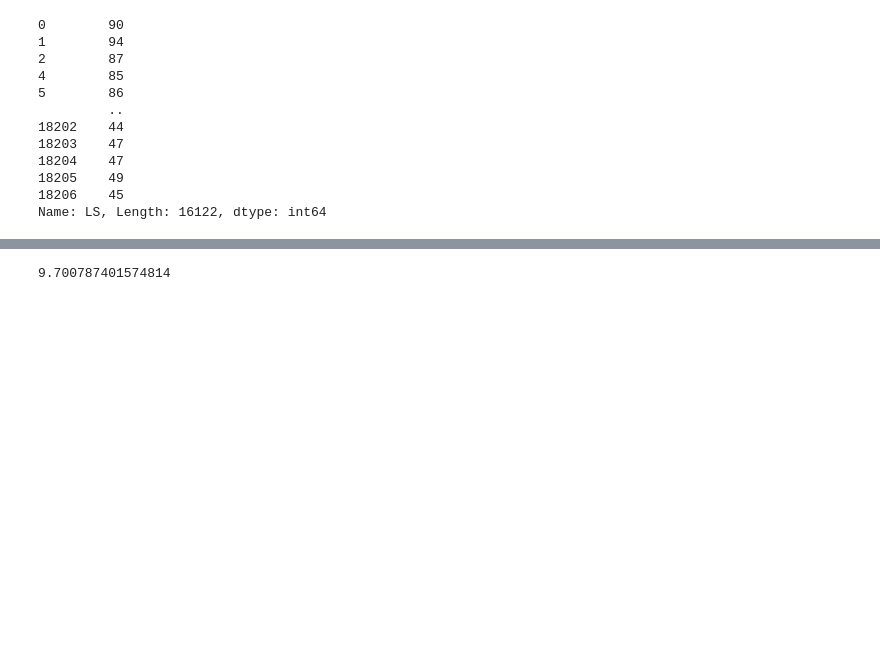
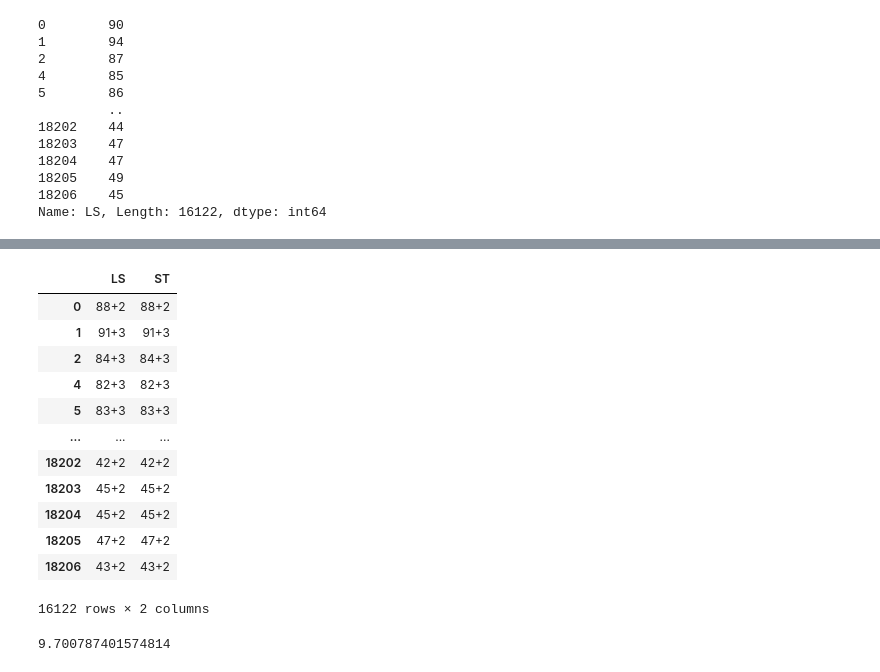
Before and after one commit to Nikitaion/TensorFlowLearning, a Jupyter notebook: 11_tensorflow_exam_skills_checklist.ipynb, the cells around one changed output, grey strips where cells are left out. Drawn from its saved outputs; the diff is of its cells as text; code cells hidden in the pictures; blank space fills up the shorter version.

```diff
--- a/11_tensorflow_exam_skills_checklist.ipynb
+++ b/11_tensorflow_exam_skills_checklist.ipynb
@@ -558,0 +564,7 @@ Name: LS, Length: 16122, dtype: int64
+# %%
+# Weight
+fifa_19_ds['Weight'] = fifa_19_ds['Weight'].apply(lambda x: int(x[:-3]))
+# Height
+fifa_19_ds['Height'] = fifa_19_ds['Height'].apply(feets_to_centimeters)
+# LS - RB
+fifa_19_ds['Height']
@@ -559,3 +604,19 @@ Name: LS, Length: 16122, dtype: int64
+# %%
+fifa_19_ds[["LS", "ST"]]
+# %% [output]
+|  | LS | ST |
+| 0 | 88+2 | 88+2 |
+| 1 | 91+3 | 91+3 |
+| 2 | 84+3 | 84+3 |
+| 4 | 82+3 | 82+3 |
+| 5 | 83+3 | 83+3 |
+| ... | ... | ... |
+| 18202 | 42+2 | 42+2 |
+| 18203 | 45+2 | 45+2 |
+| 18204 | 45+2 | 45+2 |
+| 18205 | 47+2 | 47+2 |
+| 18206 | 43+2 | 43+2 |
+16122 rows × 2 columns
 # %%
 # devide by x/y. y - Position
 
```
Also changed, not shown: parts of 14 cells of this notebook.
